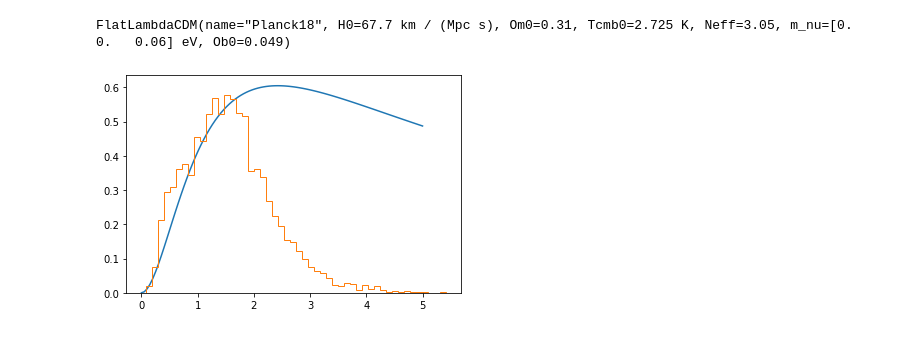
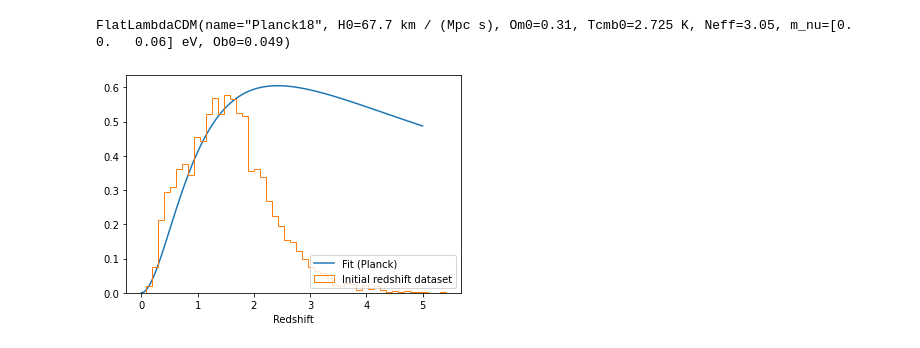
Before and after one commit to LorenzoVigan56/astrostatistics_bicocca_2024, a Jupyter notebook: working/L04_CloningQSOs.ipynb, the cells around one changed output. Saved outputs shown, nothing was run; the diff lists cells and outputs as text; code cells hidden in the pictures.

```diff
--- a/working/L04_CloningQSOs.ipynb
+++ b/working/L04_CloningQSOs.ipynb
@@ -155,9 +156,11 @@ class uniformredshift(object):
 # %%
 redshiftpdf = uniformredshift(zmax = 5)
 
 redshifts = np.linspace(0,5,100)
-plt.plot(redshifts,2.4*redshiftpdf.eval(redshifts)) ###   Arbitrary normalization, just matching by eye
 
-plt.hist(z, bins=50, histtype='step',density=True,label='original data');
+plt.plot(redshifts,2.4*redshiftpdf.eval(redshifts), label='Fit (Planck)') ###   Arbitrary normalization, just matching by eye
+plt.hist(z, bins=50, histtype='step',density=True, label='Initial redshift dataset')
+plt.xlabel('Redshift')
+plt.legend();
 # %% [output]
-[figure, old version]
+[figure, new version]
```
Also changed, not shown: parts of 5 cells of this notebook, 7 other files.
